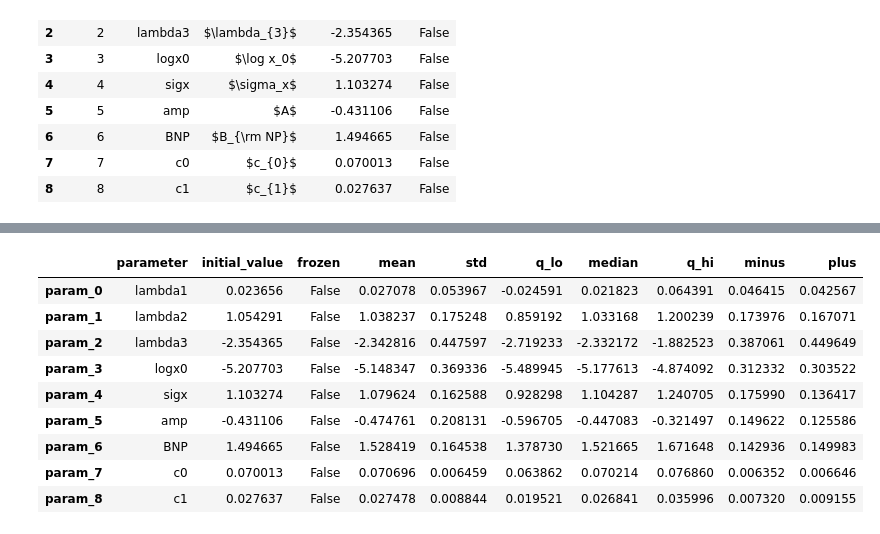
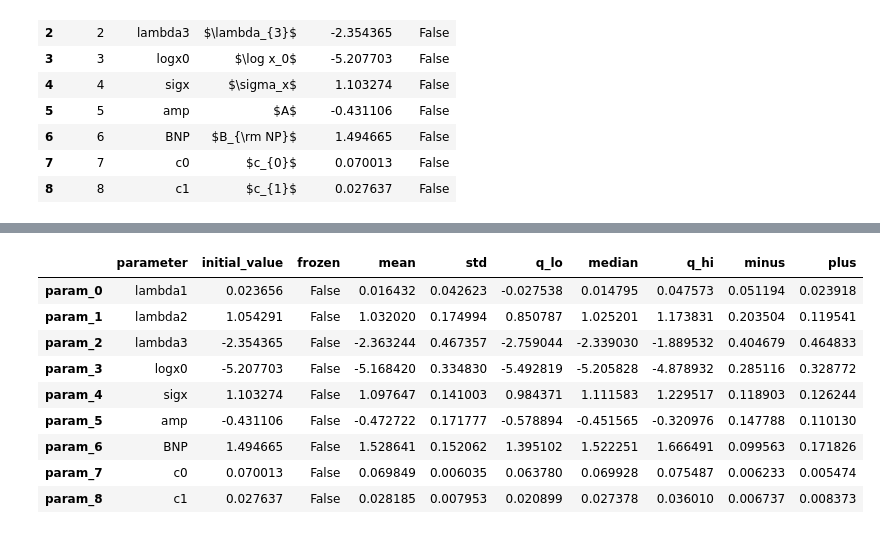
Before and after one commit to CongyueZhang2002/TMD-OpenCL, a Jupyter notebook: TMD-Fits-Minimal/Replica Analysis/parameter uncertainty.ipynb, the cells around one changed output, grey strips where cells are left out. Drawn from its saved outputs; the diff is of its cells as text; code cells hidden in the pictures.

```diff
--- a/TMD-Fits-Minimal/Replica Analysis/parameter uncertainty.ipynb
+++ b/TMD-Fits-Minimal/Replica Analysis/parameter uncertainty.ipynb
@@ -18,11 +19,13 @@ import seaborn as sns
 plt.rcParams["figure.dpi"] = 120
 sns.set_theme(style="whitegrid")
 # %%
-fit_name = "Final"
+fit_name = "Final_old"
 replica_results_path = Path("../Fits/replica_data/replica_0325.csv")
 pairplot_mode = "free"  # "free" or "all"
-use_success_only = False
+use_success_only = True
 show_success_failure_overlay = True
+export_correlation_pdf = True
+correlation_plot_pdf_path = Path("Plots_old/parameter_correlation.pdf")
 # %%
 card_path = Path("../Cards") / f"{fit_name}.jl"
 card_text = card_path.read_text(encoding="utf-8")
@@ -164,33 +175,98 @@ success counts in source file:
 # %%
 alpha = 0.15865
 
 def summarize_columns(df, columns):
     summary = pd.DataFrame(index=columns)
     summary["mean"] = df[columns].mean()
     summary["std"] = df[columns].std(ddof=1)
     summary["q_lo"] = df[columns].quantile(alpha)
     summary["median"] = df[columns].quantile(0.5)
     summary["q_hi"] = df[columns].quantile(1.0 - alpha)
-    summary["minus"] = summary["median"] - summary["q_lo"]
-    summary["plus"] = summary["q_hi"] - summary["median"]
+    summary["minus"] = np.nan
+    summary["plus"] = np.nan
     return summary
+
+def format_sig(value, sig):
+    from decimal import Decimal
+
+    value = float(value)
+    if value == 0:
+        return "0." + "0" * (sig - 1)
+
+    decimal_value = Decimal(str(value))
+    exponent = abs(decimal_value).adjusted()
+    places = sig - exponent - 1
+    rounded = decimal_value.quantize(Decimal(f"1e{-places}"))
+    rounded_exponent = abs(rounded).adjusted()
+    places = sig - rounded_exponent - 1
+    rounded = decimal_value.quantize(Decimal(f"1e{-places}"))
+
+    if places > 0:
+        return format(rounded, f".{places}f")
+    if places == 0:
+        return format(rounded, ".0f")
+    return format(rounded, "f")
 
 param_summary = summarize_columns(replica_results_df, param_columns)
 param_summary.insert(0, "parameter", param_names)
 param_summary.insert(1, "initial_value", initial_params[: len(param_names)])
 param_summary.insert(2, "frozen", [i in frozen_set for i in range(len(param_names))])
+param_summary["minus"] = param_summary["initial_value"] - param_summary["q_lo"]
+param_summary["plus"] = param_summary["q_hi"] - param_summary["initial_value"]
 display(param_summary)
 
+paper_param_summary = param_summary.set_index("parameter", drop=False).copy()
+logx0_row = paper_param_summary.loc["logx0"]
+x0_initial = np.exp(logx0_row["initial_value"])
+x0_q_lo = np.exp(logx0_row["q_lo"])
+x0_median = np.exp(logx0_row["median"])
+x0_q_hi = np.exp(logx0_row["q_hi"])
+paper_param_summary.loc["x0"] = {
+    "parameter": "x0",
+    "initial_value": x0_initial,
+    "frozen": bool(logx0_row["frozen"]),
+    "mean": np.nan,
+    "std": np.nan,
+    "q_lo": x0_q_lo,
+    "median": x0_median,
+    "q_hi": x0_q_hi,
+    "minus": x0_initial - x0_q_lo,
+    "plus": x0_q_hi - x0_initial,
+}
+
+paper_order = ["c0", "c1", "BNP", "lambda1", "lambda2", "lambda3", "amp", "x0", "sigx"]
+paper_labels = {
+    "c0": r"$c_0$",
+    "c1": r"$c_1$",
+    "BNP": r"$B_{\rm NP}$",
+    "lambda1": r"$\lambda_1$",
+    "lambda2": r"$\lambda_2$",
+    "lambda3": r"$\lambda_3$",
+    "amp": r"$A_{\rm NP}$",
+    "x0": r"$x_0$",
+    "sigx": r"$\sigma_x$",
+}
+paper_param_summary = paper_param_summary.loc[paper_order].copy()
+paper_param_summary["latex_label"] = [paper_labels[name] for name in paper_param_summary["parameter"]]
+paper_param_summary["display_initial"] = paper_param_summary["initial_value"].map(lambda value: format_sig(value, 3))
+paper_param_summary["display_minus"] = paper_param_summary["minus"].map(lambda value: format_sig(value, 2))
+paper_param_summary["display_plus"] = paper_param_summary["plus"].map(lambda value: format_sig(value, 2))
+paper_param_summary["latex_entry"] = paper_param_summary.apply(
+    lambda row: rf"{row['display_initial']}^{{+{row['display_plus']}}}_{{-{row['display_minus']}}}",
+    axis=1,
+)
+display(paper_param_summary[["latex_label", "display_initial", "display_minus", "display_plus", "latex_entry"]])
+
 display(replica_results_df[["best_chi2dN", "nfev"]].describe())
 # %% [output]
 |  | parameter | initial_value | frozen | mean | std | q_lo | median | q_hi | minus | plus |
-| param_0 | lambda1 | 0.023656 | False | 0.027078 | 0.053967 | -0.024591 | 0.021823 | 0.064391 | 0.046415 | 0.042567 |
-| param_1 | lambda2 | 1.054291 | False | 1.038237 | 0.175248 | 0.859192 | 1.033168 | 1.200239 | 0.173976 | 0.167071 |
-| param_2 | lambda3 | -2.354365 | False | -2.342816 | 0.447597 | -2.719233 | -2.332172 | -1.882523 | 0.387061 | 0.449649 |
-| param_3 | logx0 | -5.207703 | False | -5.148347 | 0.369336 | -5.489945 | -5.177613 | -4.874092 | 0.312332 | 0.303522 |
-| param_4 | sigx | 1.103274 | False | 1.079624 | 0.162588 | 0.928298 | 1.104287 | 1.240705 | 0.175990 | 0.136417 |
-| param_5 | amp | -0.431106 | False | -0.474761 | 0.208131 | -0.596705 | -0.447083 | -0.321497 | 0.149622 | 0.125586 |
-| param_6 | BNP | 1.494665 | False | 1.528419 | 0.164538 | 1.378730 | 1.521665 | 1.671648 | 0.142936 | 0.149983 |
-| param_7 | c0 | 0.070013 | False | 0.070696 | 0.006459 | 0.063862 | 0.070214 | 0.076860 | 0.006352 | 0.006646 |
-| param_8 | c1 | 0.027637 | False | 0.027478 | 0.008844 | 0.019521 | 0.026841 | 0.035996 | 0.007320 | 0.009155 |
+| param_0 | lambda1 | 0.023656 | False | 0.016432 | 0.042623 | -0.027538 | 0.014795 | 0.047573 | 0.051194 | 0.023918 |
+| param_1 | lambda2 | 1.054291 | False | 1.032020 | 0.174994 | 0.850787 | 1.025201 | 1.173831 | 0.203504 | 0.119541 |
+| param_2 | lambda3 | -2.354365 | False | -2.363244 | 0.467357 | -2.759044 | -2.339030 | -1.889532 | 0.404679 | 0.464833 |
+| param_3 | logx0 | -5.207703 | False | -5.168420 | 0.334830 | -5.492819 | -5.205828 | -4.878932 | 0.285116 | 0.328772 |
+| param_4 | sigx | 1.103274 | False | 1.097647 | 0.141003 | 0.984371 | 1.111583 | 1.229517 | 0.118903 | 0.126244 |
+| param_5 | amp | -0.431106 | False | -0.472722 | 0.171777 | -0.578894 | -0.451565 | -0.320976 | 0.147788 | 0.110130 |
+| param_6 | BNP | 1.494665 | False | 1.528641 | 0.152062 | 1.395102 | 1.522251 | 1.666491 | 0.099563 | 0.171826 |
+| param_7 | c0 | 0.070013 | False | 0.069849 | 0.006035 | 0.063780 | 0.069928 | 0.075487 | 0.006233 | 0.005474 |
+| param_8 | c1 | 0.027637 | False | 0.028185 | 0.007953 | 0.020899 | 0.027378 | 0.036010 | 0.006737 | 0.008373 |
 |  | best_chi2dN | nfev |
```
Also changed, not shown: parts of 6 cells of this notebook.
